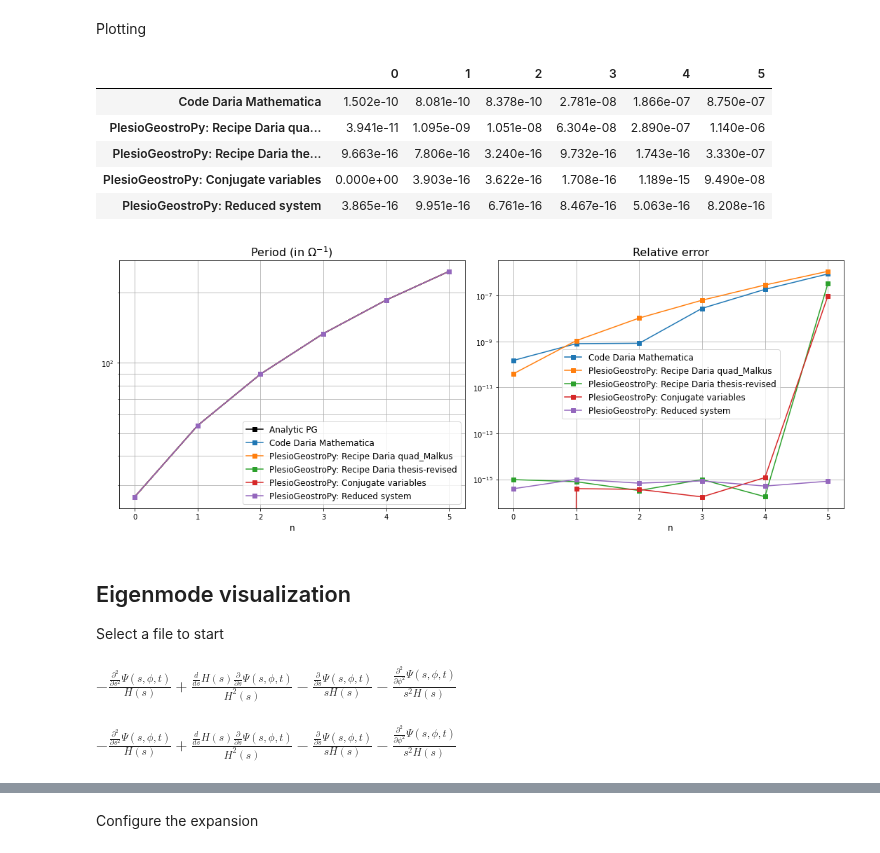
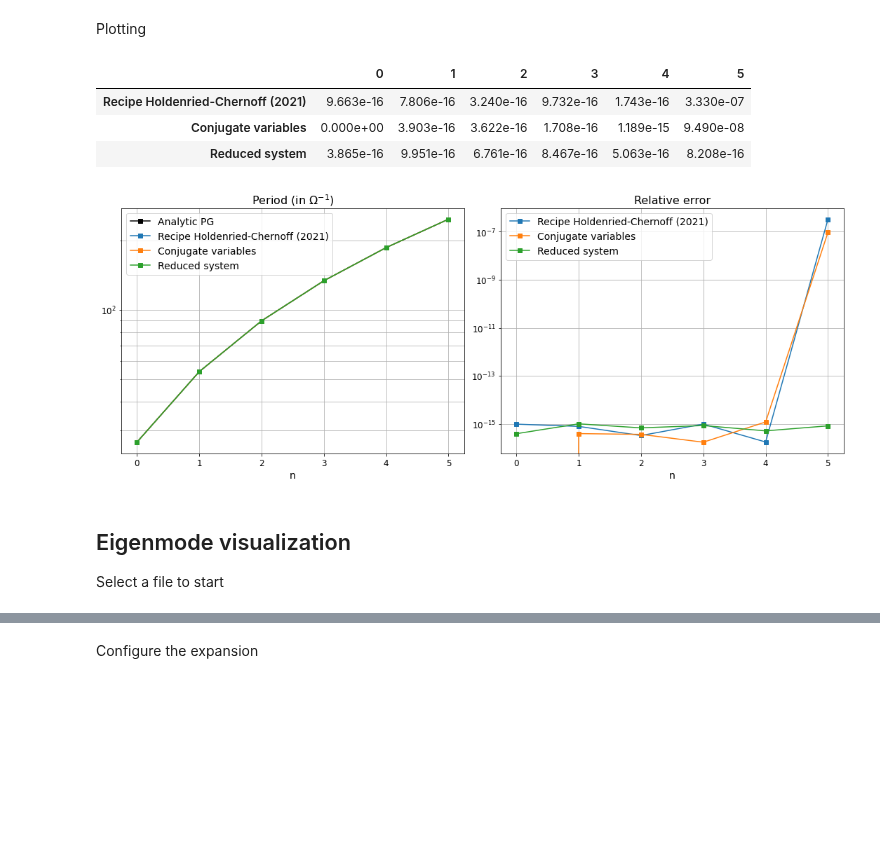
Before and after one commit to GentleMin/PlesioGeostroPy, a Jupyter notebook: EigenPost.ipynb, the cells around one changed output, grey strips where cells are left out. Cells and saved outputs as stored; diff of their text form; code cells hidden in the pictures; blank space fills up the shorter version.

Commit message:
Postprocessing and plotting support for conjugate variables

```diff
--- a/EigenPost.ipynb
+++ b/EigenPost.ipynb
@@ -38,24 +38,24 @@ plt.show()
 Read in eigenvalue solutions
 # %%
 solution_file_list = [
-    "./out/solutions/Malkus/Eigen_recipe-Daria_mm.hdf5",
+    # "./out/solutions/Malkus/Eigen_recipe-Daria_mm.hdf5",
     # "./out/solutions/Malkus/Eigen_recipe-Daria.h5",
     # "./out/solutions/Malkus/Eigen_recipe-Daria_scipy.h5",
     # "./out/cases/Malkus/MM_recipe/Eigen.h5",
-    "./out/cases/Malkus/MM_quad_Malkus/Eigen.h5",
+    # "./out/cases/Malkus/MM_quad_Malkus/Eigen.h5",
     "./out/cases/Malkus/Full_recipe_Daria_thesis/Eigen.h5",
     "./out/cases/Malkus/Conjugate_recipe/Eigen.h5",
     "./out/cases/Malkus/Reduced_sys/Eigen.h5"
 ]
 src_names = [
-    "Code Daria Mathematica",
+    # "Code Daria Mathematica",
     # "PlesioGeostroPy-mp32",
     # "PlesioGeostroPy-scipy",
     # "PlesioGeostroPy-PG-Daria",
-    "PlesioGeostroPy: Recipe Daria quad_Malkus",
-    "PlesioGeostroPy: Recipe Daria thesis-revised",
-    "PlesioGeostroPy: Conjugate variables",
-    "PlesioGeostroPy: Reduced system"
+    # "PlesioGeostroPy: Recipe Daria quad_Malkus",
+    "Recipe Holdenried-Chernoff (2021)",
+    "Conjugate variables",
+    "Reduced system"
 ]
 
 solution_list = list()
@@ -121,64 +117,52 @@ Plotting
 # %%
 df_compare = df_east
 compare_ref = "Analytic PG"
-save_name = "./out/imgs/err_comparison_east_new_recipes"
+save_name = "./out/imgs/err_comparison_east"
 # save_name = None
 override = True
 
 df_compare_err = pd.DataFrame()
 for idx, srcname in enumerate(src_names):
     df_compare_err[srcname] = np.abs(df_compare[compare_ref] - df_compare[srcname])/np.abs(df_east[compare_ref])
 display(df_compare_err.transpose().style.format(formatter=lambda x: "{:.3e}".format(x)))
 
 fig, axes = plt.subplots(nrows=1, ncols=2, figsize=(15, 6))
 
 ax = axes[0]
 ax.semilogy(np.arange(6), 2*np.pi*1e+4/np.abs(np.imag(df_compare[compare_ref])), 'ks-', label=compare_ref)
 for idx, srcname in enumerate(src_names):
     ax.semilogy(np.arange(6), 2*np.pi*1e+4/np.abs(np.imag(df_compare[srcname])), 's-', label=srcname)
 ax.grid(which="both")
-ax.legend(fontsize=12)
-ax.set_xlabel("n", fontsize=12)
+ax.legend(fontsize=14)
+ax.set_xlabel("n", fontsize=14)
 ax.set_title("Period (in $\Omega^{-1}$)", fontsize=16)
+ax.tick_params(axis='both', which='major', labelsize=12)
 
 ax = axes[1]
 for idx, srcname in enumerate(src_names):
     ax.semilogy(np.arange(6), df_compare_err[srcname], 's-', label=srcname)
 ax.grid(which="major")
-ax.legend(fontsize=12)
-ax.set_xlabel("n", fontsize=12)
+ax.legend(fontsize=14)
+ax.set_xlabel("n", fontsize=14)
 ax.set_title("Relative error", fontsize=16)
+ax.tick_params(axis='both', which='major', labelsize=12)
 
 plt.tight_layout()
 if save_name is not None:
     if os.path.exists(save_name + '.pdf') and not override:
         print("File exists... aborting...")
     else:
         plt.savefig(save_name + '.pdf', format="pdf", bbox_inches="tight")
         plt.savefig(save_name + '.png', format="png", dpi=150, bbox_inches="tight")
 plt.show()
 # %% [output]
 |  | 0 | 1 | 2 | 3 | 4 | 5 |
-| Code Daria Mathematica | 1.502e-10 | 8.081e-10 | 8.378e-10 | 2.781e-08 | 1.866e-07 | 8.750e-07 |
-| PlesioGeostroPy: Recipe Daria qua... | 3.941e-11 | 1.095e-09 | 1.051e-08 | 6.304e-08 | 2.890e-07 | 1.140e-06 |
-| PlesioGeostroPy: Recipe Daria the... | 9.663e-16 | 7.806e-16 | 3.240e-16 | 9.732e-16 | 1.743e-16 | 3.330e-07 |
-| PlesioGeostroPy: Conjugate variables | 0.000e+00 | 3.903e-16 | 3.622e-16 | 1.708e-16 | 1.189e-15 | 9.490e-08 |
-| PlesioGeostroPy: Reduced system | 3.865e-16 | 9.951e-16 | 6.761e-16 | 8.467e-16 | 5.063e-16 | 8.208e-16 |
+| Recipe Holdenried-Chernoff (2021) | 9.663e-16 | 7.806e-16 | 3.240e-16 | 9.732e-16 | 1.743e-16 | 3.330e-07 |
+| Conjugate variables | 0.000e+00 | 3.903e-16 | 3.622e-16 | 1.708e-16 | 1.189e-15 | 9.490e-08 |
+| Reduced system | 3.865e-16 | 9.951e-16 | 6.761e-16 | 8.467e-16 | 5.063e-16 | 8.208e-16 |
-[figure, old version]
+[figure, new version]
 # %% [markdown]
 ## Eigenmode visualization
 
 Select a file to start
-# %%
-from sympy import diff
-
-vorticity = (diff(core.s*core.U_pg[1], core.s) - diff(core.U_pg[0], core.p))/core.s
-vorticity.expand()
-# %% [output]
-$\displaystyle - \frac{\frac{\partial^{2}}{\partial s^{2}} \Psi{\left(s,\phi,t \right)}}{H{\left(s \right)}} + \frac{\frac{d}{d s} H{\left(s \right)} \frac{\partial}{\partial s} \Psi{\left(s,\phi,t \right)}}{H^{2}{\left(s \right)}} - \frac{\frac{\partial}{\partial s} \Psi{\left(s,\phi,t \right)}}{s H{\left(s \right)}} - \frac{\frac{\partial^{2}}{\partial \phi^{2}} \Psi{\left(s,\phi,t \right)}}{s^{2} H{\left(s \right)}}$
-# %%
-vorticity = (diff(core.H, core.s)*diff(core.pgvar.Psi, core.s)/core.H - diff(core.s*diff(core.pgvar.Psi, core.s), core.s)/core.s - diff(core.pgvar.Psi, (core.p, 2))/core.s**2)/core.H
-vorticity.expand()
-# %% [output]
-$\displaystyle - \frac{\frac{\partial^{2}}{\partial s^{2}} \Psi{\left(s,\phi,t \right)}}{H{\left(s \right)}} + \frac{\frac{d}{d s} H{\left(s \right)} \frac{\partial}{\partial s} \Psi{\left(s,\phi,t \right)}}{H^{2}{\left(s \right)}} - \frac{\frac{\partial}{\partial s} \Psi{\left(s,\phi,t \right)}}{s H{\left(s \right)}} - \frac{\frac{\partial^{2}}{\partial \phi^{2}} \Psi{\left(s,\phi,t \right)}}{s^{2} H{\left(s \right)}}$
 # %%
```
Also changed, not shown: parts of 41 cells of this notebook, 6 other files.
